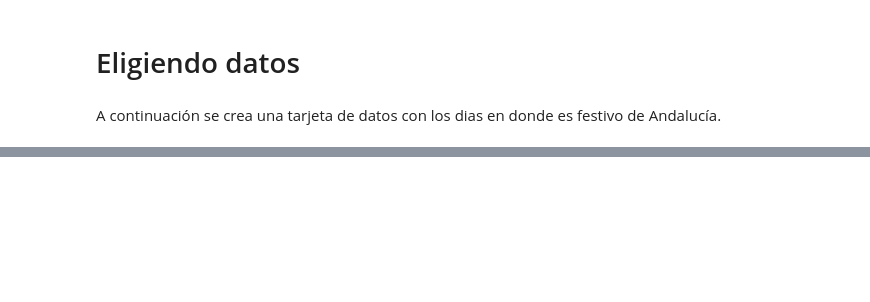
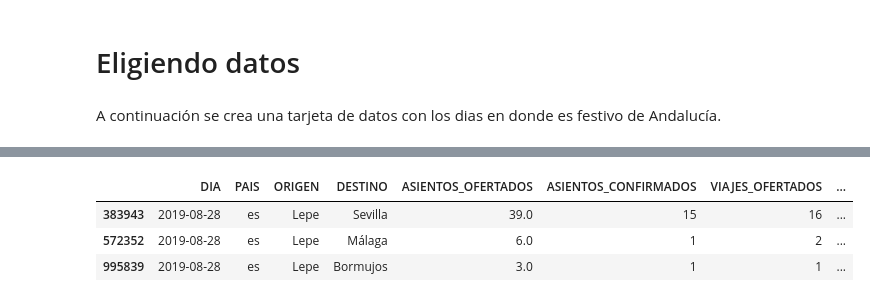
Before and after one commit to JoseAlbertoSeco/BlablacarCarpooling_DataMining, a Jupyter notebook: notebooks/GeolocalizacionProvincial.ipynb, the cells around one changed output, grey strips where cells are left out. Saved outputs shown, nothing was run; the diff lists cells and outputs as text; code cells hidden in the pictures; blank space fills up the shorter version.

```diff
--- a/notebooks/GeolocalizacionProvincial.ipynb
+++ b/notebooks/GeolocalizacionProvincial.ipynb
@@ -464,0 +439,7 @@ df_CLMLocalizadoFestivos.head(5)
+# %%
+df_AndaluciaLocalizadoFestivos.head(3)
+# %% [output]
+|  | DIA | PAIS | ORIGEN | DESTINO | ASIENTOS_OFERTADOS | ASIENTOS_CONFIRMADOS | VIAJES_OFERTADOS | ... |
+| 383943 | 2019-08-28 | es | Lepe | Sevilla | 39.0 | 15 | 16 | ... |
+| 572352 | 2019-08-28 | es | Lepe | Málaga | 6.0 | 1 | 2 | ... |
+| 995839 | 2019-08-28 | es | Lepe | Bormujos | 3.0 | 1 | 1 | ... |
```
Also changed, not shown: parts of 12 cells of this notebook.
